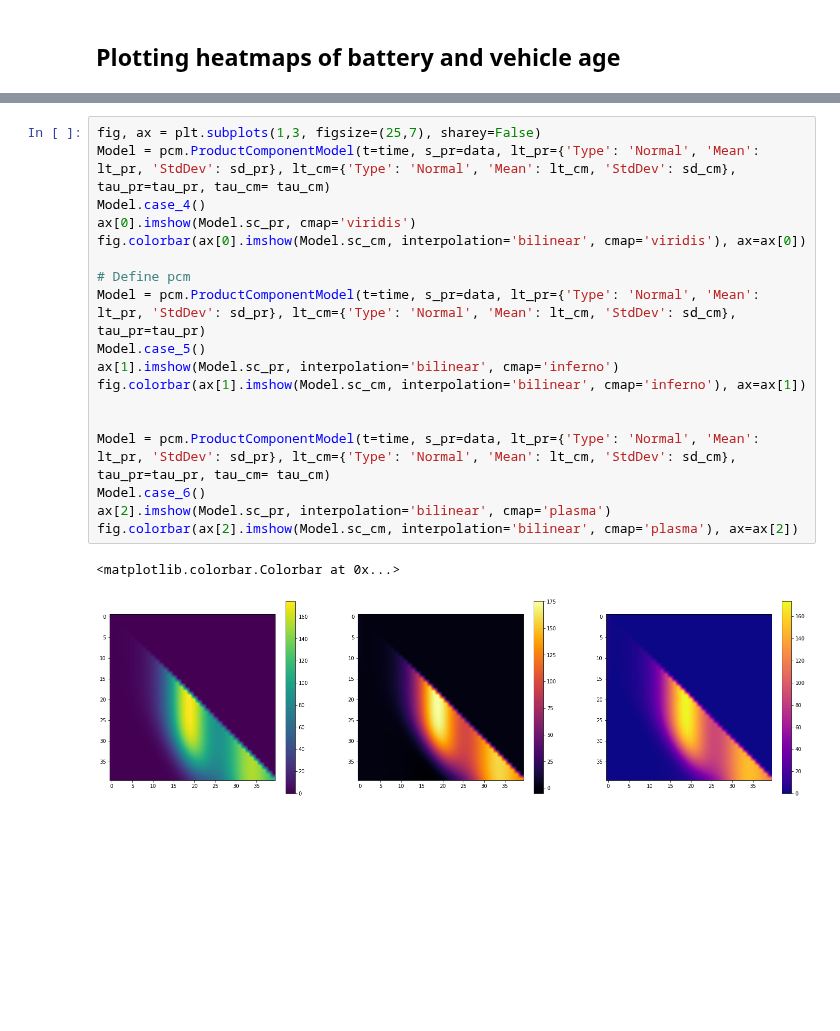
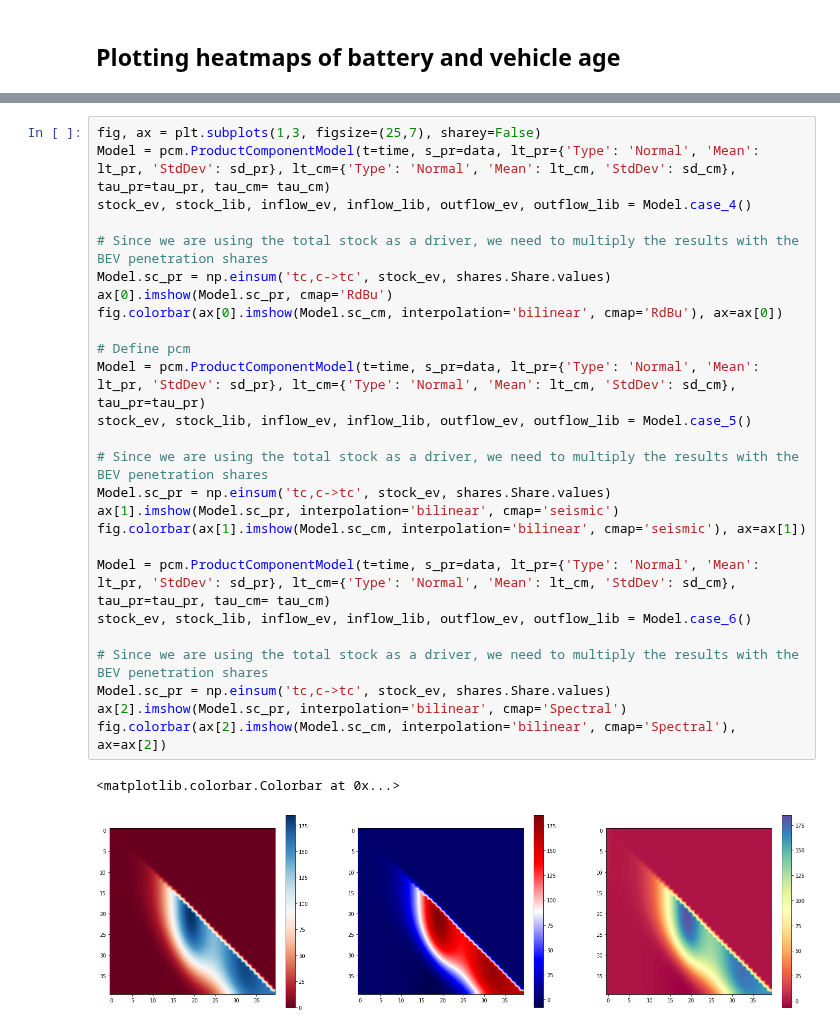
Before and after one commit to fernaag/product_component_model, a Jupyter notebook: case_study.ipynb, the cells around one changed output, grey strips where cells are left out. Saved outputs shown, nothing was run; the diff lists cells and outputs as text; blank space fills up the shorter version.

Commit message:
Updated visualizations

```diff
--- a/case_study.ipynb
+++ b/case_study.ipynb
@@ -473,21 +571,29 @@ fig.colorbar(ax[2].imshow(Model.sc_cm, interpolation='bilinear', cmap='Spectral'
 # %%
 fig, ax = plt.subplots(1,3, figsize=(25,7), sharey=False)
 Model = pcm.ProductComponentModel(t=time, s_pr=data, lt_pr={'Type': 'Normal', 'Mean': lt_pr, 'StdDev': sd_pr}, lt_cm={'Type': 'Normal', 'Mean': lt_cm, 'StdDev': sd_cm}, tau_pr=tau_pr, tau_cm= tau_cm)
-Model.case_4()
-ax[0].imshow(Model.sc_pr, cmap='viridis')
-fig.colorbar(ax[0].imshow(Model.sc_cm, interpolation='bilinear', cmap='viridis'), ax=ax[0])
+stock_ev, stock_lib, inflow_ev, inflow_lib, outflow_ev, outflow_lib = Model.case_4()
+
+# Since we are using the total stock as a driver, we need to multiply the results with the BEV penetration shares
+Model.sc_pr = np.einsum('tc,c->tc', stock_ev, shares.Share.values)
+ax[0].imshow(Model.sc_pr, cmap='RdBu')
+fig.colorbar(ax[0].imshow(Model.sc_cm, interpolation='bilinear', cmap='RdBu'), ax=ax[0])
 
 # Define pcm
 Model = pcm.ProductComponentModel(t=time, s_pr=data, lt_pr={'Type': 'Normal', 'Mean': lt_pr, 'StdDev': sd_pr}, lt_cm={'Type': 'Normal', 'Mean': lt_cm, 'StdDev': sd_cm}, tau_pr=tau_pr)
-Model.case_5()
-ax[1].imshow(Model.sc_pr, interpolation='bilinear', cmap='inferno')
-fig.colorbar(ax[1].imshow(Model.sc_cm, interpolation='bilinear', cmap='inferno'), ax=ax[1])
+stock_ev, stock_lib, inflow_ev, inflow_lib, outflow_ev, outflow_lib = Model.case_5()
 
+# Since we are using the total stock as a driver, we need to multiply the results with the BEV penetration shares
+Model.sc_pr = np.einsum('tc,c->tc', stock_ev, shares.Share.values)
+ax[1].imshow(Model.sc_pr, interpolation='bilinear', cmap='seismic')
+fig.colorbar(ax[1].imshow(Model.sc_cm, interpolation='bilinear', cmap='seismic'), ax=ax[1])
 
 Model = pcm.ProductComponentModel(t=time, s_pr=data, lt_pr={'Type': 'Normal', 'Mean': lt_pr, 'StdDev': sd_pr}, lt_cm={'Type': 'Normal', 'Mean': lt_cm, 'StdDev': sd_cm}, tau_pr=tau_pr, tau_cm= tau_cm)
-Model.case_6()
-ax[2].imshow(Model.sc_pr, interpolation='bilinear', cmap='plasma')
-fig.colorbar(ax[2].imshow(Model.sc_cm, interpolation='bilinear', cmap='plasma'), ax=ax[2])
+stock_ev, stock_lib, inflow_ev, inflow_lib, outflow_ev, outflow_lib = Model.case_6()
+
+# Since we are using the total stock as a driver, we need to multiply the results with the BEV penetration shares
+Model.sc_pr = np.einsum('tc,c->tc', stock_ev, shares.Share.values)
+ax[2].imshow(Model.sc_pr, interpolation='bilinear', cmap='Spectral')
+fig.colorbar(ax[2].imshow(Model.sc_cm, interpolation='bilinear', cmap='Spectral'), ax=ax[2])
 # %% [output]
 <matplotlib.colorbar.Colorbar at 0x...>
-[figure, old version]
+[figure, new version]
```
Also changed, not shown: parts of 15 cells of this notebook.
